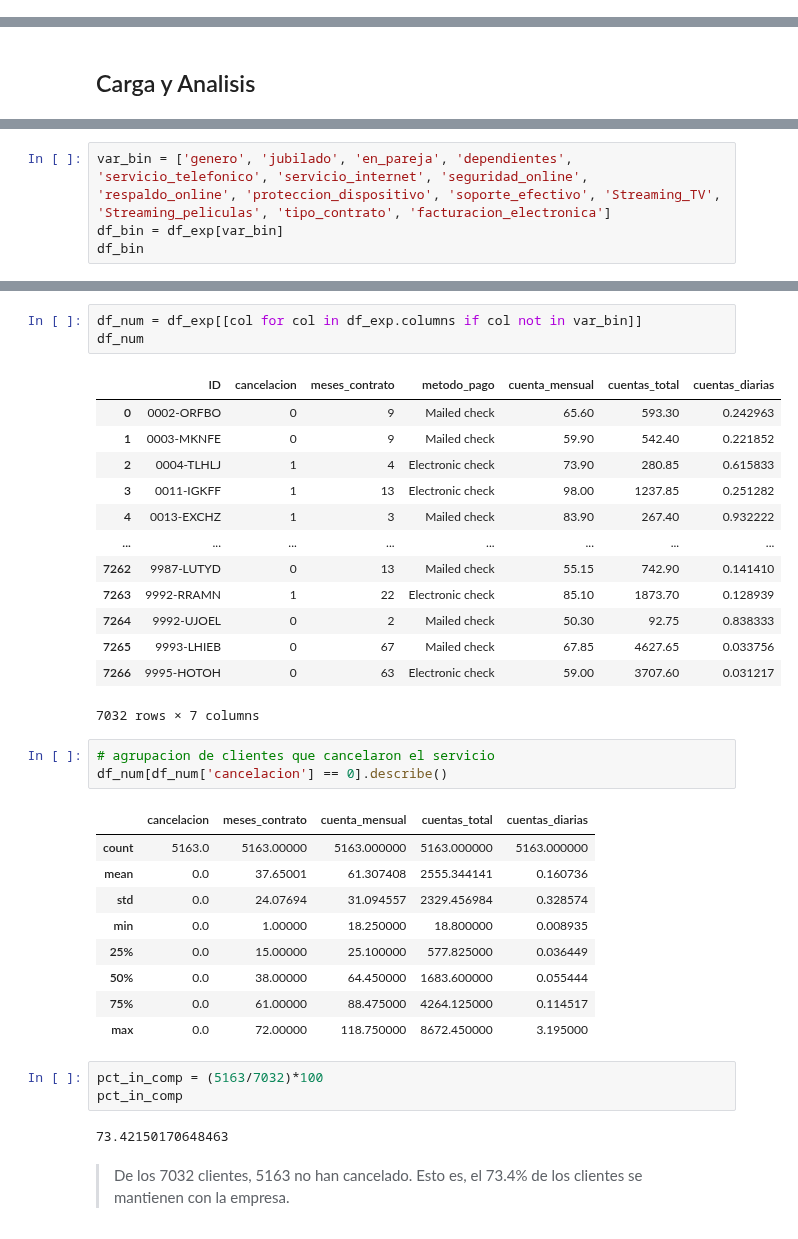
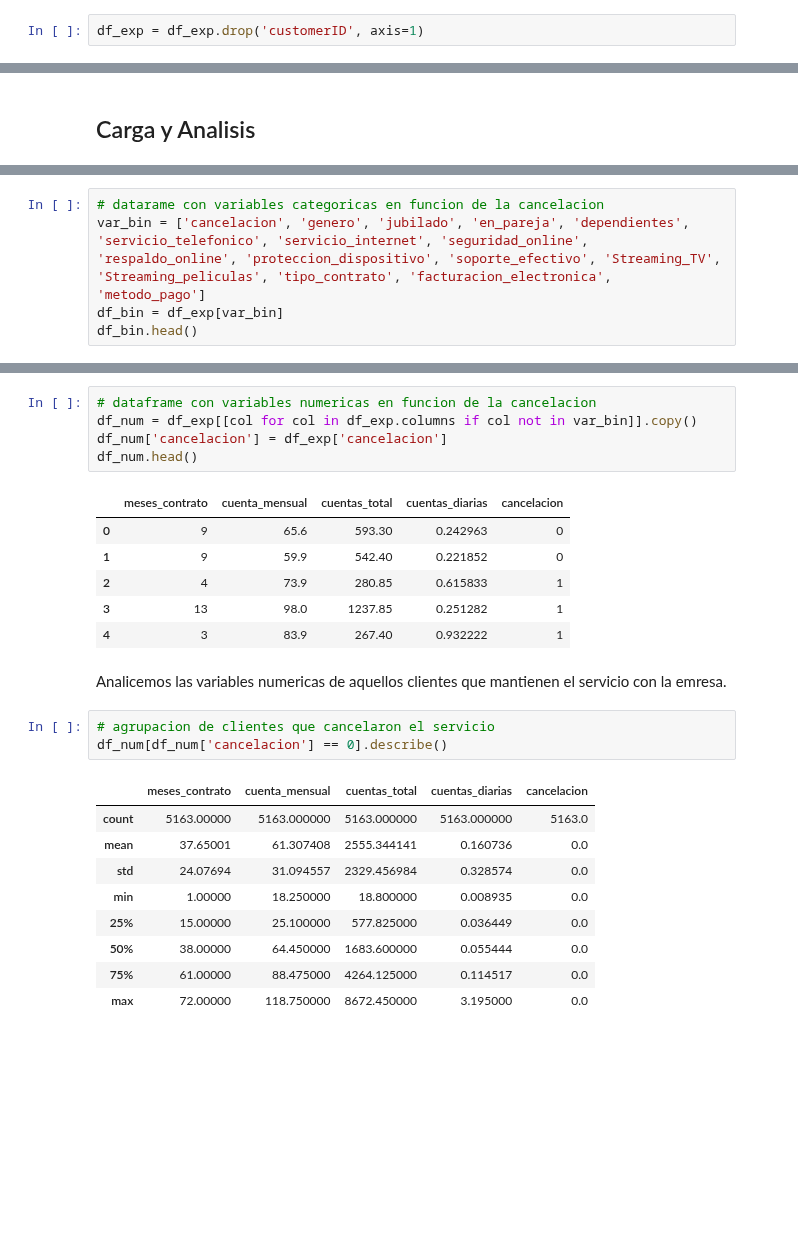
Before and after one commit to jbernalg/challenge_TelecomX, a Jupyter notebook: challenge_telecomx.ipynb, the cells around one changed output, grey strips where cells are left out. Drawn from its saved outputs; the diff is of its cells as text; blank space fills up the shorter version.

```diff
--- a/challenge_telecomx.ipynb
+++ b/challenge_telecomx.ipynb
@@ -381,3 +383,5 @@ df_exp = df_exp.drop('MultipleLines', axis=1)
+# %%
+df_exp = df_exp.drop('customerID', axis=1)
 # %% [markdown]
 __InternetService__
 # %% [markdown]
@@ -532,5 +535,6 @@ Vamos a separar los datos binarios y ternarios de los datos numericos para obten
 # %%
-var_bin = ['genero', 'jubilado', 'en_pareja', 'dependientes', 'servicio_telefonico', 'servicio_internet', 'seguridad_online', 'respaldo_online', 'proteccion_dispositivo', 'soporte_efectivo', 'Streaming_TV', 'Streaming_peliculas', 'tipo_contrato', 'facturacion_electronica']
+# datarame con variables categoricas en funcion de la cancelacion
+var_bin = ['cancelacion', 'genero', 'jubilado', 'en_pareja', 'dependientes', 'servicio_telefonico', 'servicio_internet', 'seguridad_online', 'respaldo_online', 'proteccion_dispositivo', 'soporte_efectivo', 'Streaming_TV', 'Streaming_peliculas', 'tipo_contrato', 'facturacion_electronica', 'metodo_pago']
 df_bin = df_exp[var_bin]
-df_bin
+df_bin.head()
 # %% [output]
@@ -550,39 +547,27 @@ df_bin
 # %%
-df_num = df_exp[[col for col in df_exp.columns if col not in var_bin]]
-df_num
+# dataframe con variables numericas en funcion de la cancelacion
+df_num = df_exp[[col for col in df_exp.columns if col not in var_bin]].copy()
+df_num['cancelacion'] = df_exp['cancelacion']
+df_num.head()
 # %% [output]
-|  | ID | cancelacion | meses_contrato | metodo_pago | cuenta_mensual | cuentas_total | cuentas_diarias |
-| 0 | 0002-ORFBO | 0 | 9 | Mailed check | 65.60 | 593.30 | 0.242963 |
-| 1 | 0003-MKNFE | 0 | 9 | Mailed check | 59.90 | 542.40 | 0.221852 |
-| 2 | 0004-TLHLJ | 1 | 4 | Electronic check | 73.90 | 280.85 | 0.615833 |
-| 3 | 0011-IGKFF | 1 | 13 | Electronic check | 98.00 | 1237.85 | 0.251282 |
-| 4 | 0013-EXCHZ | 1 | 3 | Mailed check | 83.90 | 267.40 | 0.932222 |
-| ... | ... | ... | ... | ... | ... | ... | ... |
-| 7262 | 9987-LUTYD | 0 | 13 | Mailed check | 55.15 | 742.90 | 0.141410 |
-| 7263 | 9992-RRAMN | 1 | 22 | Electronic check | 85.10 | 1873.70 | 0.128939 |
-| 7264 | 9992-UJOEL | 0 | 2 | Mailed check | 50.30 | 92.75 | 0.838333 |
-| 7265 | 9993-LHIEB | 0 | 67 | Mailed check | 67.85 | 4627.65 | 0.033756 |
-| 7266 | 9995-HOTOH | 0 | 63 | Electronic check | 59.00 | 3707.60 | 0.031217 |
+|  | meses_contrato | cuenta_mensual | cuentas_total | cuentas_diarias | cancelacion |
+| 0 | 9 | 65.6 | 593.30 | 0.242963 | 0 |
+| 1 | 9 | 59.9 | 542.40 | 0.221852 | 0 |
+| 2 | 4 | 73.9 | 280.85 | 0.615833 | 1 |
+| 3 | 13 | 98.0 | 1237.85 | 0.251282 | 1 |
+| 4 | 3 | 83.9 | 267.40 | 0.932222 | 1 |
-7032 rows × 7 columns
+# %% [markdown]
+Analicemos las variables numericas de aquellos clientes que mantienen el servicio con la emresa.
 # %%
 # agrupacion de clientes que cancelaron el servicio
 df_num[df_num['cancelacion'] == 0].describe()
 # %% [output]
-|  | cancelacion | meses_contrato | cuenta_mensual | cuentas_total | cuentas_diarias |
-| count | 5163.0 | 5163.00000 | 5163.000000 | 5163.000000 | 5163.000000 |
-| mean | 0.0 | 37.65001 | 61.307408 | 2555.344141 | 0.160736 |
-| std | 0.0 | 24.07694 | 31.094557 | 2329.456984 | 0.328574 |
-| min | 0.0 | 1.00000 | 18.250000 | 18.800000 | 0.008935 |
-| 25% | 0.0 | 15.00000 | 25.100000 | 577.825000 | 0.036449 |
-| 50% | 0.0 | 38.00000 | 64.450000 | 1683.600000 | 0.055444 |
-| 75% | 0.0 | 61.00000 | 88.475000 | 4264.125000 | 0.114517 |
-| max | 0.0 | 72.00000 | 118.750000 | 8672.450000 | 3.195000 |
+|  | meses_contrato | cuenta_mensual | cuentas_total | cuentas_diarias | cancelacion |
+| count | 5163.00000 | 5163.000000 | 5163.000000 | 5163.000000 | 5163.0 |
+| mean | 37.65001 | 61.307408 | 2555.344141 | 0.160736 | 0.0 |
+| std | 24.07694 | 31.094557 | 2329.456984 | 0.328574 | 0.0 |
+| min | 1.00000 | 18.250000 | 18.800000 | 0.008935 | 0.0 |
+| 25% | 15.00000 | 25.100000 | 577.825000 | 0.036449 | 0.0 |
+| 50% | 38.00000 | 64.450000 | 1683.600000 | 0.055444 | 0.0 |
+| 75% | 61.00000 | 88.475000 | 4264.125000 | 0.114517 | 0.0 |
+| max | 72.00000 | 118.750000 | 8672.450000 | 3.195000 | 0.0 |
-# %%
-pct_in_comp = (5163/7032)*100
-pct_in_comp
-# %% [output]
-73.42150170648463
-# %% [markdown]
-> De los 7032 clientes, 5163 no han cancelado. Esto es, el 73.4% de los clientes se mantienen con la empresa.
-
->
```
Also changed, not shown: parts of 10 cells of this notebook.
